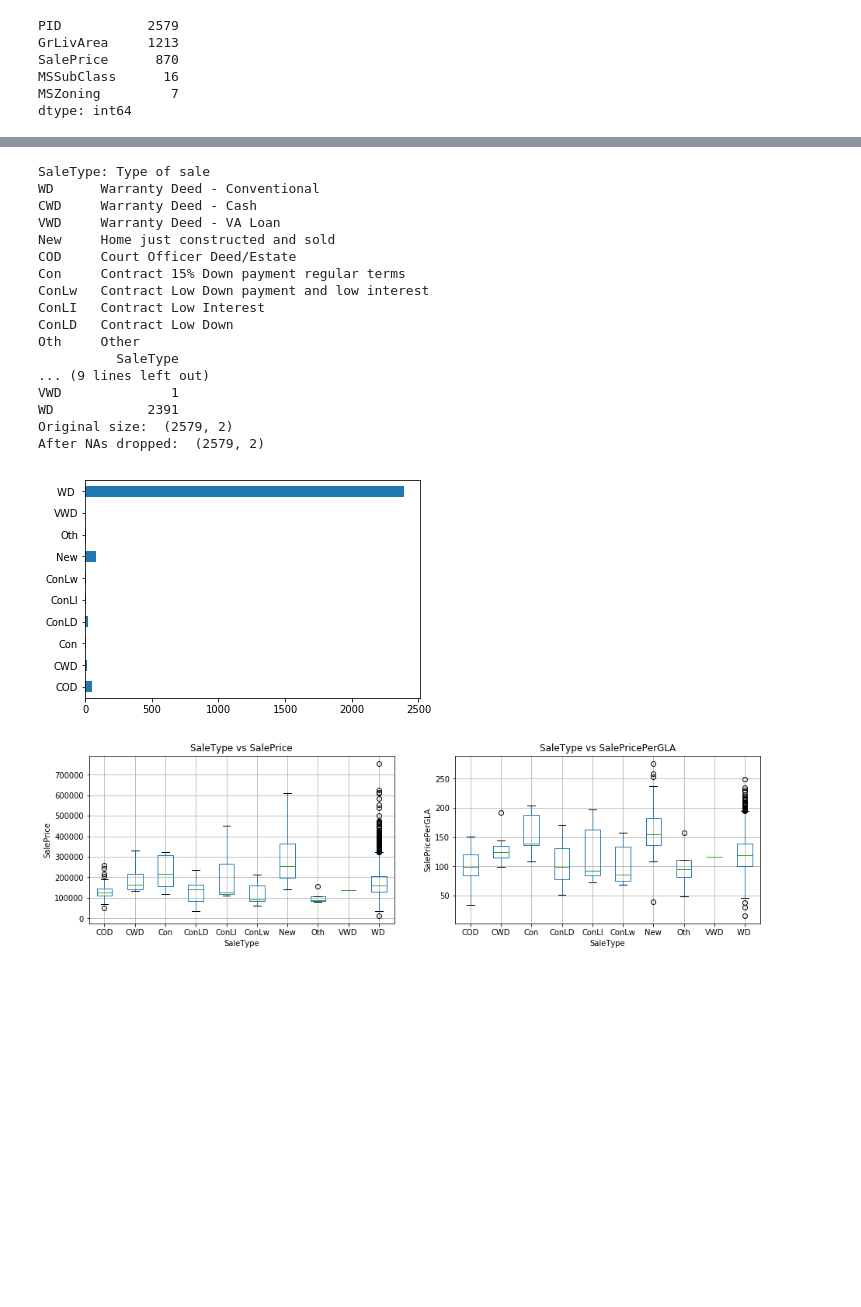
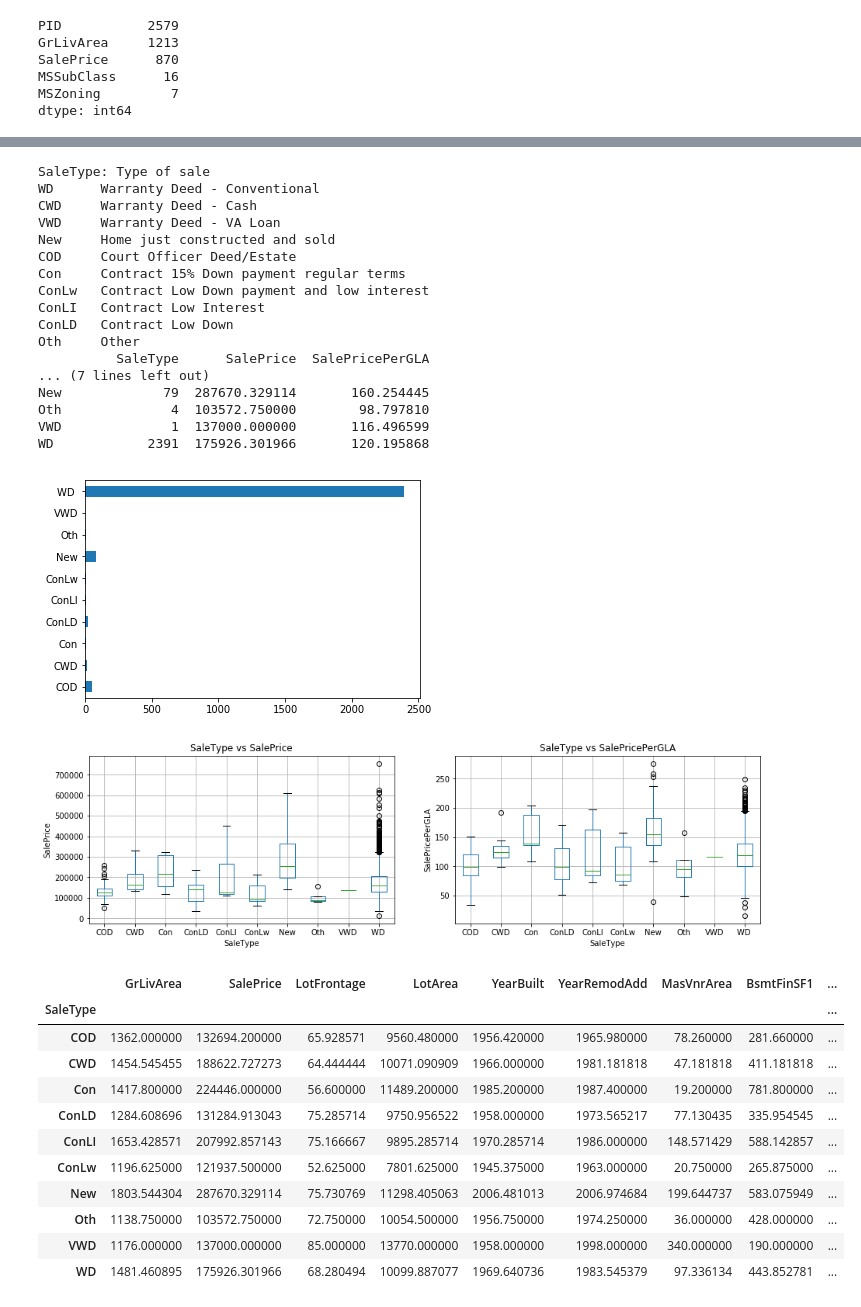
Before and after one commit to aklimchenko/proj3, a Jupyter notebook: House_Market_Data_EDA_Aleksey_Edit.ipynb, the cells around one changed output, grey strips where cells are left out. Drawn from its saved outputs; the diff is of its cells as text; code cells hidden in the pictures; blank space fills up the shorter version.

```diff
--- a/House_Market_Data_EDA_Aleksey_Edit.ipynb
+++ b/House_Market_Data_EDA_Aleksey_Edit.ipynb
@@ -115,44 +242,57 @@ print("Oth\tOther")
 feature = al_features[0]
 data[feature].value_counts().sort_index().plot(kind='barh', rot=0)
 
-print(data[[feature,"SalePrice"]].dropna().groupby(by=feature,axis=0).agg({feature:"count"}))
-
-print("Original size: ", data[[feature,"SalePrice"]].shape)
-print("After NAs dropped: ", data[[feature,"SalePrice"]].dropna().shape)
+print(data[[feature,"SalePrice", "SalePricePerGLA"]].dropna().groupby(
+    by=feature,axis=0).agg({feature:"count", "SalePrice":"mean","SalePricePerGLA":"mean"}))
 
 fig, (ax1, ax2) = plt.subplots(1,2)
 data[[feature,"SalePrice"]].dropna().boxplot(by=feature, ax=ax1)
 ax1.set_title(feature+" vs SalePrice")
 ax1.set_xlabel(feature)
 ax1.set_ylabel("SalePrice")
 data[[feature,"SalePricePerGLA"]].dropna().boxplot(by=feature, ax=ax2)
 ax2.set_title(feature+" vs SalePricePerGLA")
 ax2.set_xlabel(feature)
 ax2.set_ylabel("SalePricePerGLA")
 fig.set_figheight(4)
 fig.set_figwidth(15)
 plt.suptitle('')
 plt.show()
+
+data.loc[:,list(numericaldata.columns)[0:13]+[feature]].groupby(feature).mean()
+#data.loc[:,list(numericaldata.columns)[14:27]+[feature]].groupby(feature).mean()
 # %% [output]
 SaleType: Type of sale
 WD      Warranty Deed - Conventional
 CWD     Warranty Deed - Cash
 VWD     Warranty Deed - VA Loan
 New     Home just constructed and sold
 COD     Court Officer Deed/Estate
 Con     Contract 15% Down payment regular terms
 ConLw   Contract Low Down payment and low interest
 ConLI   Contract Low Interest
 ConLD   Contract Low Down
 Oth     Other
-          SaleType
-... (9 lines left out)
-VWD              1
-WD            2391
-Original size:  (2579, 2)
-After NAs dropped:  (2579, 2)
+          SaleType      SalePrice  SalePricePerGLA
+... (7 lines left out)
+New             79  287670.329114       160.254445
+Oth              4  103572.750000        98.797810
+VWD              1  137000.000000       116.496599
+WD            2391  175926.301966       120.195868
 [figure]
 [figure]
+|  | GrLivArea | SalePrice | LotFrontage | LotArea | YearBuilt | YearRemodAdd | MasVnrArea | BsmtFinSF1 | ... |
+| SaleType |  |  |  |  |  |  |  |  | ... |
+| COD | 1362.000000 | 132694.200000 | 65.928571 | 9560.480000 | 1956.420000 | 1965.980000 | 78.260000 | 281.660000 | ... |
+| CWD | 1454.545455 | 188622.727273 | 64.444444 | 10071.090909 | 1966.000000 | 1981.181818 | 47.181818 | 411.181818 | ... |
+| Con | 1417.800000 | 224446.000000 | 56.600000 | 11489.200000 | 1985.200000 | 1987.400000 | 19.200000 | 781.800000 | ... |
+| ConLD | 1284.608696 | 131284.913043 | 75.285714 | 9750.956522 | 1958.000000 | 1973.565217 | 77.130435 | 335.954545 | ... |
+| ConLI | 1653.428571 | 207992.857143 | 75.166667 | 9895.285714 | 1970.285714 | 1986.000000 | 148.571429 | 588.142857 | ... |
+| ConLw | 1196.625000 | 121937.500000 | 52.625000 | 7801.625000 | 1945.375000 | 1963.000000 | 20.750000 | 265.875000 | ... |
+| New | 1803.544304 | 287670.329114 | 75.730769 | 11298.405063 | 2006.481013 | 2006.974684 | 199.644737 | 583.075949 | ... |
+| Oth | 1138.750000 | 103572.750000 | 72.750000 | 10054.500000 | 1956.750000 | 1974.250000 | 36.000000 | 428.000000 | ... |
+| VWD | 1176.000000 | 137000.000000 | 85.000000 | 13770.000000 | 1958.000000 | 1998.000000 | 340.000000 | 190.000000 | ... |
+| WD | 1481.460895 | 175926.301966 | 68.280494 | 10099.887077 | 1969.640736 | 1983.545379 | 97.336134 | 443.852781 | ... |
 # %%
 # Aleksey features Condition1
 #print("")
```
Also changed, not shown: parts of 23 cells of this notebook, 1 other file.
